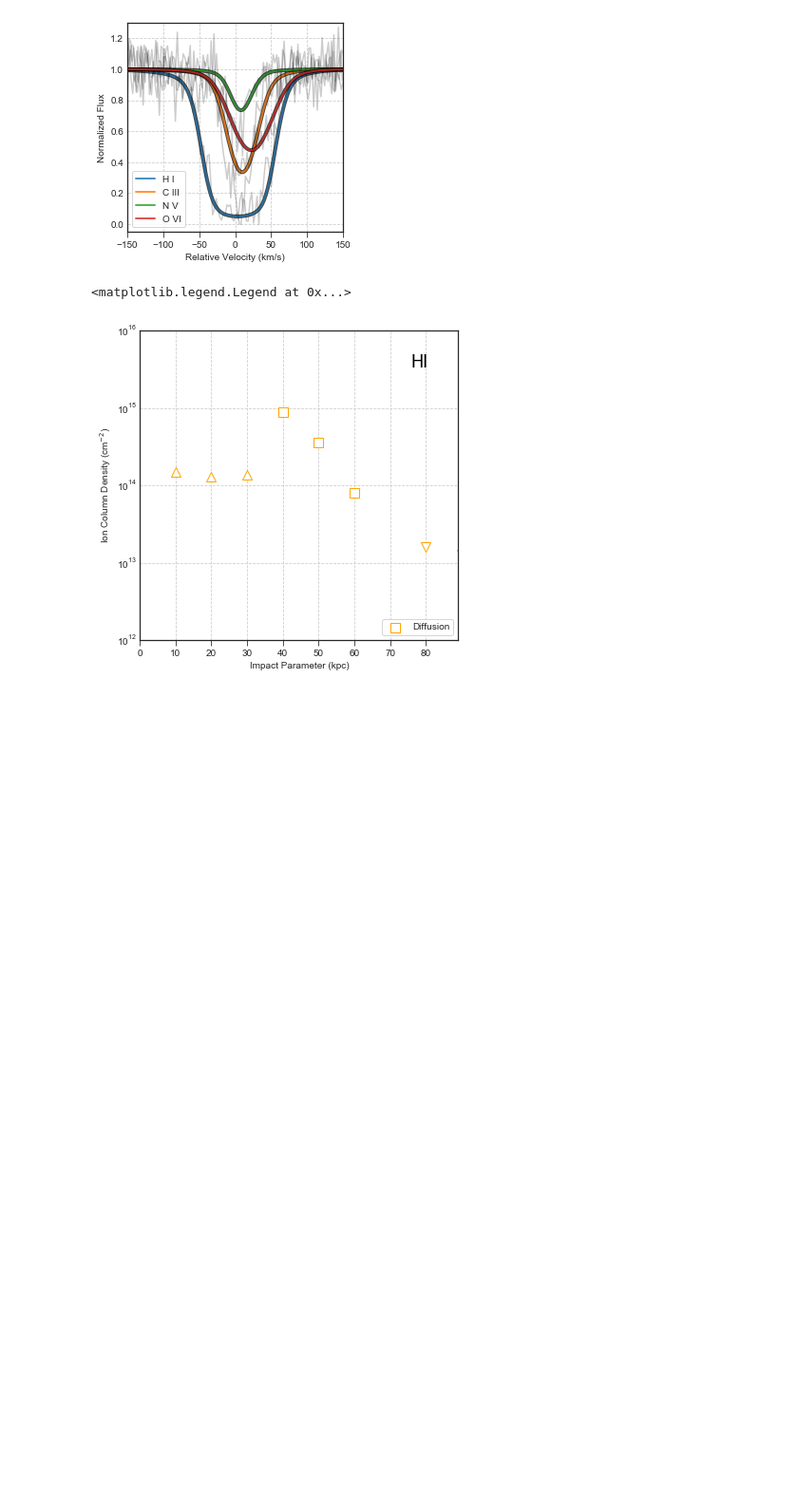
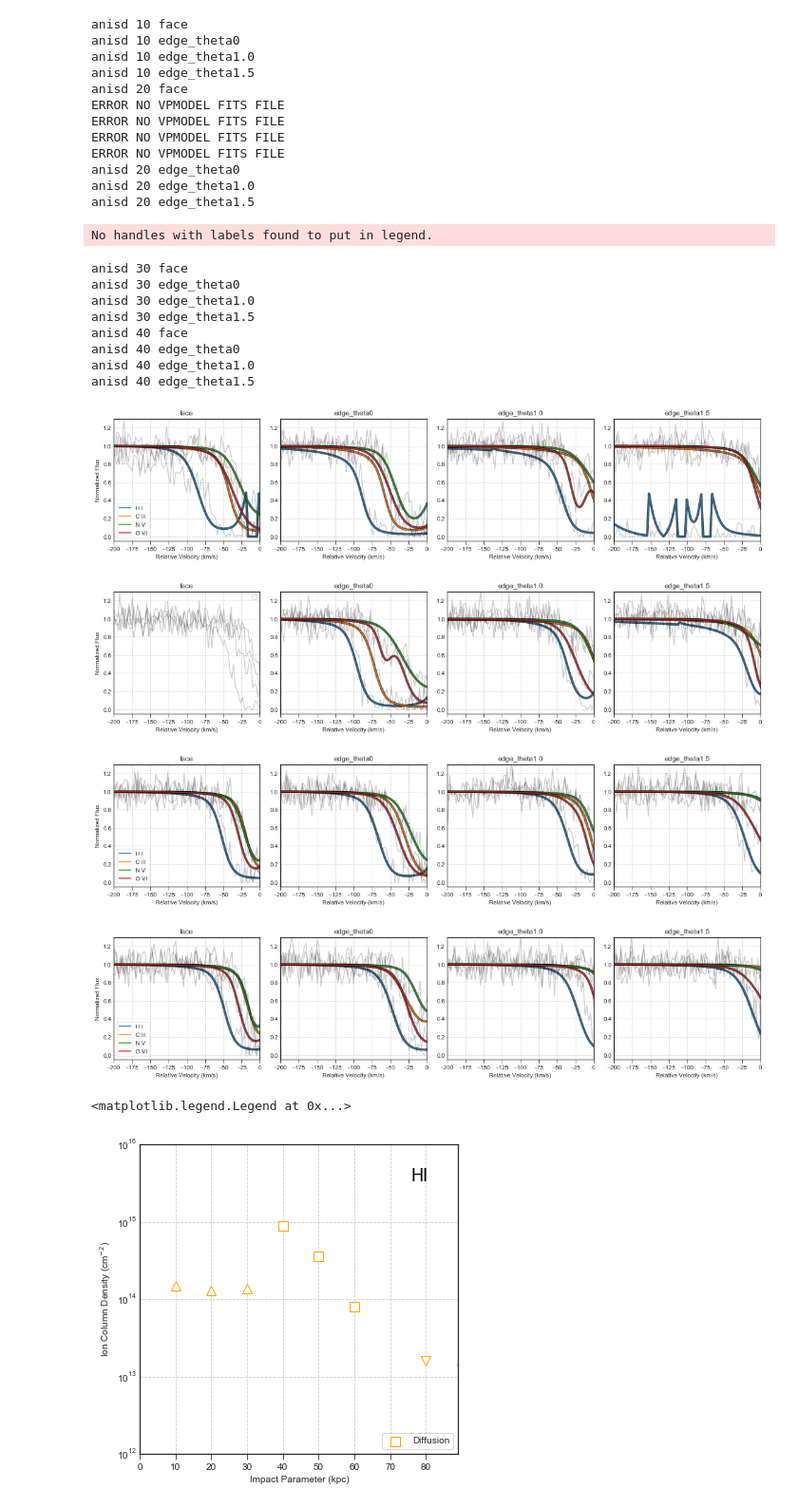
Before and after one commit to ibutsky/synthetic_spectra, a Jupyter notebook: scripts/plotting/plots.ipynb, the cells around one changed output. Shown at 95% size. Drawn from its saved outputs; the diff is of its cells as text; code cells hidden in the pictures; blank space fills up the shorter version.

```diff
--- a/scripts/plotting/plots.ipynb
+++ b/scripts/plotting/plots.ipynb
@@ -20,27 +20,61 @@ sns.set_style("ticks",{'axes.grid': True, "ytick.major.size": 0.1,
 # %%
 orientation = 'face'
 #orientation = 'edge_theta0'
 radius = 30
-model = 'stream'
+radius_list = np.arange(10, 50, 10)
+model_list = ['anisd']
+orientation_list = ['face', 'edge_theta0', 'edge_theta1.0', 'edge_theta1.5']
 time = 11.2
 ion_list = ['H I', 'C II', 'C III', 'Si II', 'Si III', 'Si IV', 'N III', 'N V', 'O VI']
 ion_list = ['H I', 'C III', 'N V', 'O VI']
 
-fig, ax = plt.subplots(nrows=1, ncols=1, figsize=(4, 3.8))
-for ion in ion_list:
-    vv, flux, vvfit, fluxfit,  wl, wlfit, w0 = shf.load_velocity_data(ion, orientation, model, time, radius)
-    ax.plot(vv, flux, color = 'black', alpha = 0.2)
-    ax.plot(vvfit, fluxfit, color = 'black', linewidth = 4, alpha = 0.7)
-    ax.plot(vvfit, fluxfit, label = ion, linewidth = 2, alpha = 0.8)
-    ax.set_xlim(-150, 150)
-    ax.set_ylim(-0.05, 1.3)
-    ax.set_xlabel('Relative Velocity (km/s)')
-ax.set_ylabel('Normalized Flux')
-ax.legend(frameon = True)
-fig.tight_layout()
+for model in model_list:
+    for radius in radius_list:
+        fig, axes = plt.subplots(nrows=1, ncols=4, figsize=(16, 3.8))
+        for orientation, ax in zip(orientation_list, axes):
+            print(model, radius, orientation)
+            for ion in ion_list:
+                vv, flux, vvfit, fluxfit,  wl, wlfit, w0 = shf.load_velocity_data(ion, orientation, model, time, radius)
+                ax.plot(vv, flux, color = 'black', alpha = 0.2)
+                base = shf.spec_base_filename(orientation, model, time, radius)
+                if os.path.isfile('../../data/analyzed_spectra/%s/FitInspection.fits'%(base)):
+                    ax.plot(vvfit, fluxfit, color = 'black', linewidth = 4, alpha = 0.7)
+                    ax.plot(vvfit, fluxfit, label = ion, linewidth = 2, alpha = 0.8)
+                ax.set_xlim(-200, 0)
+                ax.set_ylim(-0.05, 1.3)
+                ax.set_title(orientation)
+                ax.set_xlabel('Relative Velocity (km/s)')
+        axes[0].set_ylabel('Normalized Flux')
+        axes[0].legend(frameon = True)
+        fig.tight_layout()
+        plt.savefig('../../plots/velocity/%s_%ikpc.png'%(model, radius), dpi = 300)
 #plt.savefig('../plots/finesst.png', dpi = 300, fontsize = 12)
 # %% [output]
+anisd 10 face
+anisd 10 edge_theta0
+anisd 10 edge_theta1.0
+anisd 10 edge_theta1.5
+anisd 20 face
+ERROR NO VPMODEL FITS FILE
+ERROR NO VPMODEL FITS FILE
+ERROR NO VPMODEL FITS FILE
+ERROR NO VPMODEL FITS FILE
+anisd 20 edge_theta0
+anisd 20 edge_theta1.0
+anisd 20 edge_theta1.5
+No handles with labels found to put in legend.
+anisd 30 face
+anisd 30 edge_theta0
+anisd 30 edge_theta1.0
+anisd 30 edge_theta1.5
+anisd 40 face
+anisd 40 edge_theta0
+anisd 40 edge_theta1.0
+anisd 40 edge_theta1.5
-[figure, old version]
+[figure, new version]
+[figure, added]
+[figure, added]
+[figure, added]
 # %%
 fig, ax = plt.subplots(figsize = (6, 6))
 ax.set_ylim(5e12, 1e15)
```
Also changed, not shown: parts of 2 cells of this notebook, 13 other files.
